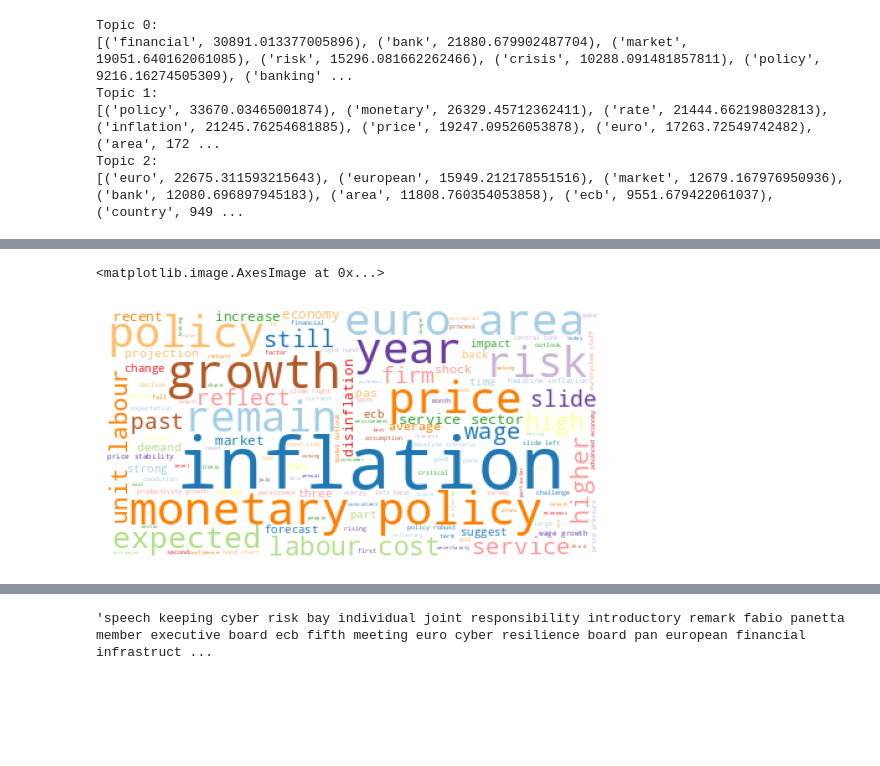
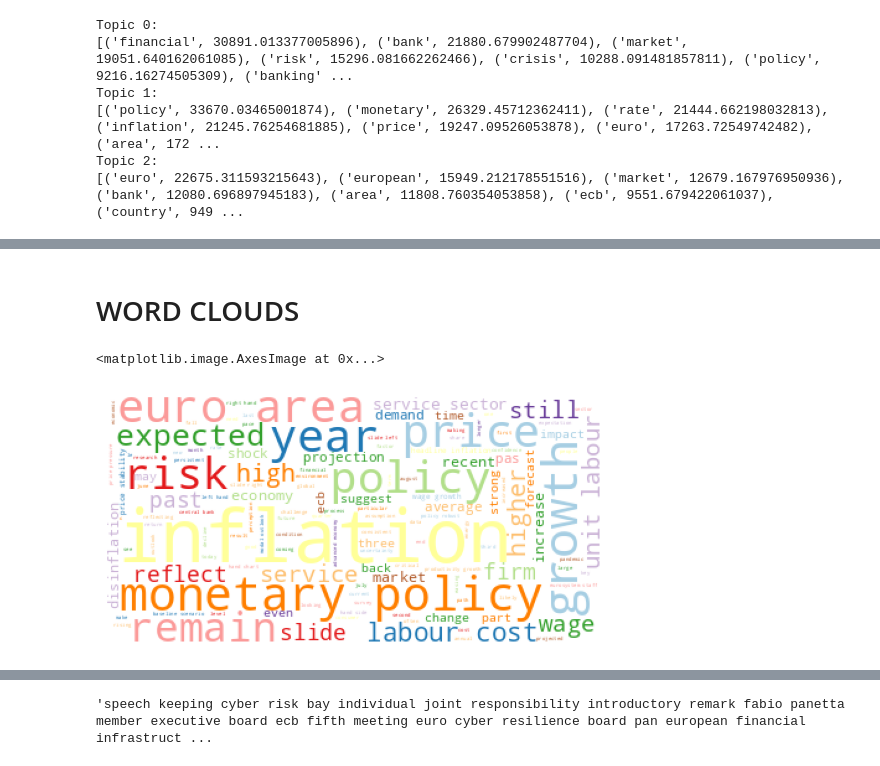
Before and after one commit to bess92/Deciphering_Central_Banks, a Jupyter notebook: notebooks/lda.ipynb, the cells around one changed output, grey strips where cells are left out. Saved outputs shown, nothing was run; the diff lists cells and outputs as text; code cells hidden in the pictures; blank space fills up the shorter version.

```diff
--- a/notebooks/lda.ipynb
+++ b/notebooks/lda.ipynb
@@ -16,5 +17,7 @@ ecb.columns
 Index(['date', 'speakers', 'title', 'contents', 'clean_text'], dtype='object')
 # %%
 fed['date']=pd.to_datetime(fed.date,format='%Y%m%d')
+ecb['date']=pd.to_datetime(ecb.date)
+fed=fed[['date','speakers','title','contents']]
 fed.head()
 # %% [output]
@@ -147,15 +192,17 @@ ecb_topics[ecb_topics.topic==0]
+# %% [markdown]
+# WORD CLOUDS
 # %%
 from os import path
 from PIL import Image
 from wordcloud import WordCloud, STOPWORDS, ImageColorGenerator
 # %%
 wc = WordCloud(background_color = 'white', contour_width = 2,
-     contour_color = 'white', colormap = 'Paired').generate(ecb_topics['clean_text'][0])
+     contour_color = 'white', colormap = 'Paired').generate(ecb['clean_text'][0])
 plt.axis("off")
 plt.imshow(wc)
 # %% [output]
 <matplotlib.image.AxesImage at 0x...>
-[figure, old version]
+[figure, new version]
 # %%
 ecb_topics['date']=pd.to_datetime(ecb_topics.date)
 # %%
```
Also changed, not shown: parts of 15 cells of this notebook, 2 other files.
